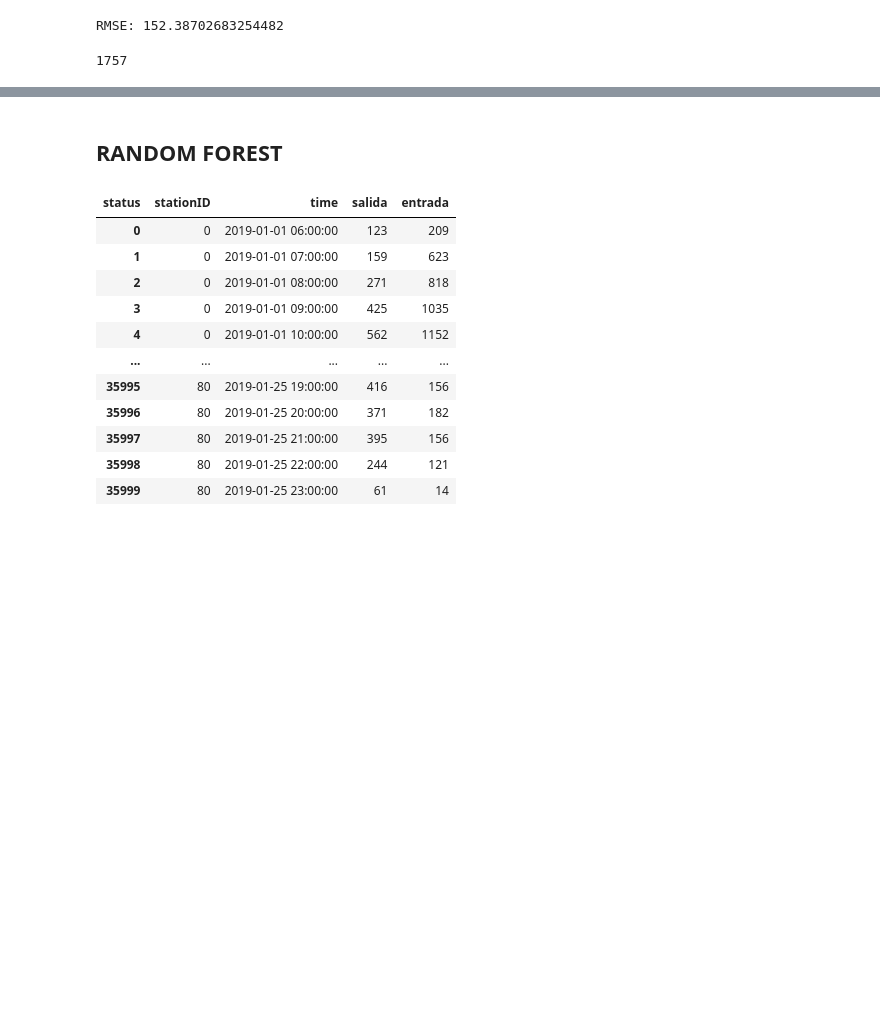
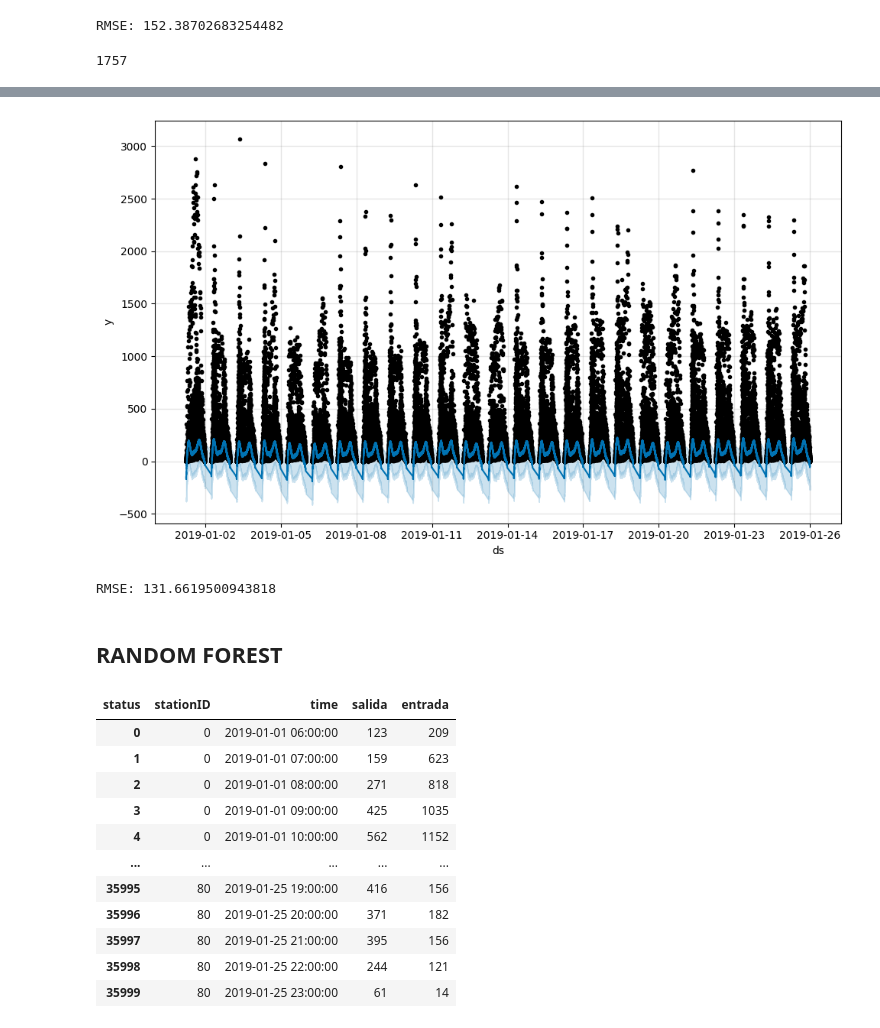
Before and after one commit to quiquecueto/TFM-Intelligent-Systems, a Jupyter notebook: TFM_project.ipynb, the cells around one changed output, grey strips where cells are left out. Saved outputs shown, nothing was run; the diff lists cells and outputs as text; code cells hidden in the pictures; blank space fills up the shorter version.

```diff
--- a/TFM_project.ipynb
+++ b/TFM_project.ipynb
@@ -803,0 +860,2 @@ resultado.corr()
+# %%
+resultado_fecha_junta = resultado.copy()
@@ -1488,0 +1716,8 @@ gc.collect()
+# %%
+prophet_df_salida = resultado_fecha_junta.rename(columns={'time': 'ds', 'salida': 'y'})
+prophet_df_entrada = resultado_fecha_junta.rename(columns={'time': 'ds', 'entrada': 'y'})
+# %%
+#Datos entrenamiento salida
+train_size = int(len(prophet_df_salida) * 0.8)
+train_data_salida = prophet_df_salida.iloc[:train_size]
+test_data_salida = prophet_df_salida.iloc[train_size:]
@@ -1488,0 +1745,11 @@ gc.collect()
+# %%
+# Crear un modelo Prophet
+model = Prophet()
+model.add_regressor('stationID')
+model.add_regressor('lineID')
+model.add_regressor('temp')
+model.add_regressor('humidity')
+model.add_regressor('precip')
+model.add_regressor('windspeed')
+# Ajustar el modelo a los datos
+model.fit(train_data_salida)
@@ -1489,3 +1760,16 @@ gc.collect()
+# %%
+# Realizar las predicciones
+forecast = model.predict(test_data_salida)
+# Visualizar las predicciones
+fig = model.plot(forecast)
+plt.show()
+# %% [output]
+[figure, added]
+# %%
+rmse_salida = np.sqrt(mean_squared_error(test_data_salida['y'], forecast['yhat']))
+print(f'RMSE: {rmse_salida}')
+# %% [output]
+RMSE: 131.6619500943818
 # %% [markdown]
 ## RANDOM FOREST
 # %%
```
Also changed, not shown: parts of 45 cells of this notebook.
